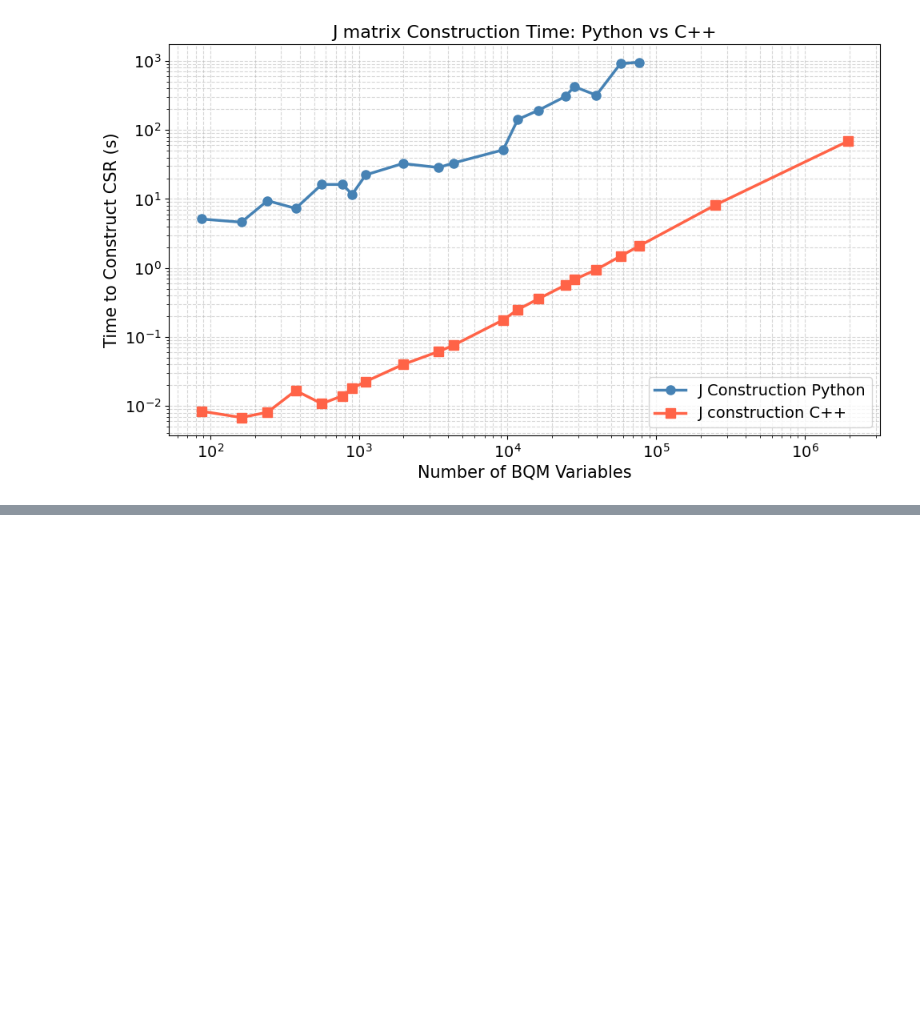
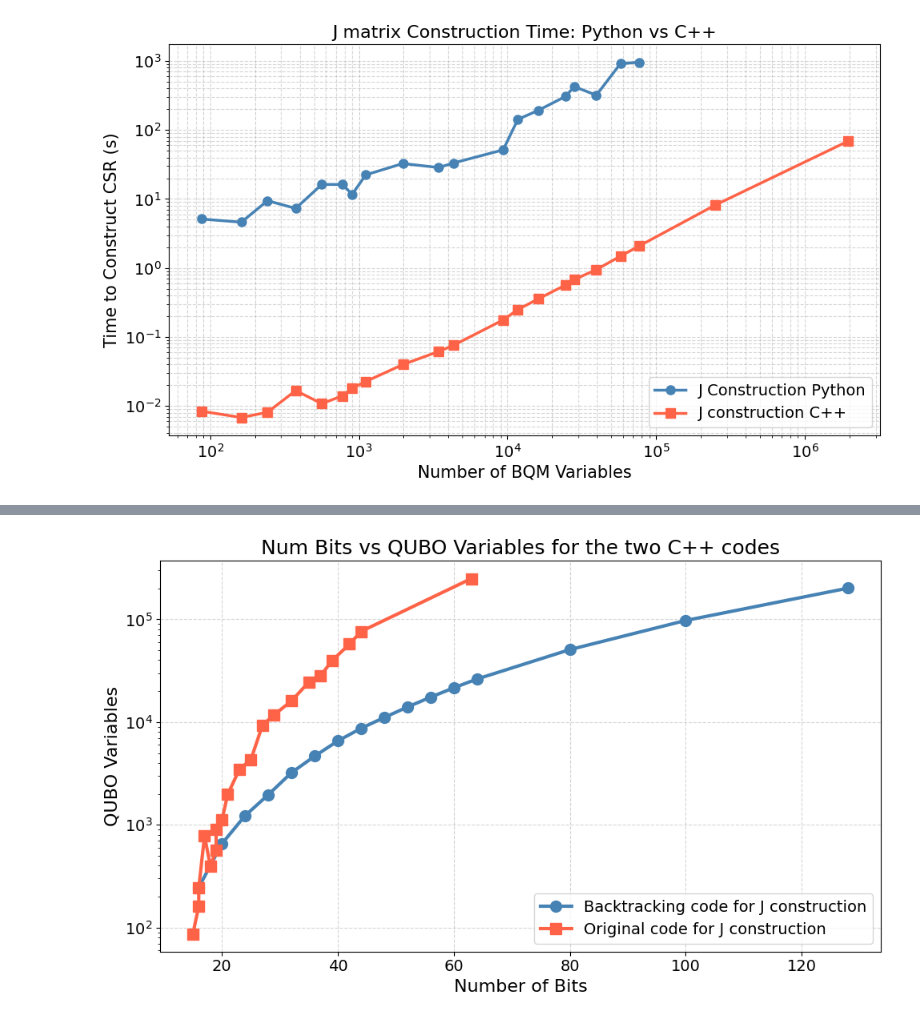
Before and after one commit to AdvithDesu/Digital_Annealer, a Jupyter notebook: Plotting shit.ipynb, the cells around one changed output, grey strips where cells are left out. Cells and saved outputs as stored; diff of their text form; code cells hidden in the pictures; blank space fills up the shorter version.

```diff
--- a/Plotting shit.ipynb
+++ b/Plotting shit.ipynb
@@ -165,0 +152,43 @@ plt.show()
+# %%
+import matplotlib.pyplot as plt
+
+# Dataset 1
+bits1 = [16, 20, 24, 28, 32, 36, 40, 44, 48, 52, 56, 60, 64, 80, 100, 128]
+qubo1 = [246, 655, 1229, 1964, 3219, 4661, 6554, 8694,
+         11077, 14009, 17465, 21555, 26239, 50693, 97417, 200968]
+
+# Dataset 2
+bits2 = [15, 16, 16, 17, 18, 19, 19, 20, 21, 23, 25, 27, 29, 32, 35, 37, 39, 42, 44, 63]
+qubo2 = [87, 162, 243, 781, 397, 563, 902, 1113,
+         1977, 3447, 4322, 9352, 11749, 16069, 24536,
+         28141, 39602, 57329, 76168, 248722]
+
+# Plot
+fig, ax = plt.subplots(figsize=(10, 6))
+
+ax.plot(bits1, qubo1, marker='o', color='steelblue',
+        linewidth=3, markersize=10, label='Backtracking code for J construction')
+
+ax.plot(bits2, qubo2, marker='s', color='tomato',
+        linewidth=3, markersize=10, label='Original code for J construction')
+
+# Labels and title
+ax.set_xlabel("Number of Bits", fontsize=16)
+ax.set_ylabel("QUBO Variables", fontsize=16)
+ax.set_title("Num Bits vs QUBO Variables for the two C++ codes", fontsize=18)
+
+ax.set_yscale('log')
+
+# Ticks
+ax.tick_params(axis='both', labelsize=14)
+
+# Legend
+ax.legend(fontsize=14)
+
+# Grid
+ax.grid(True, linestyle='--', alpha=0.5)
+
+plt.tight_layout()
+plt.show()
+# %% [output]
+[figure, added]
```
Also changed, not shown: parts of 3 cells of this notebook.
